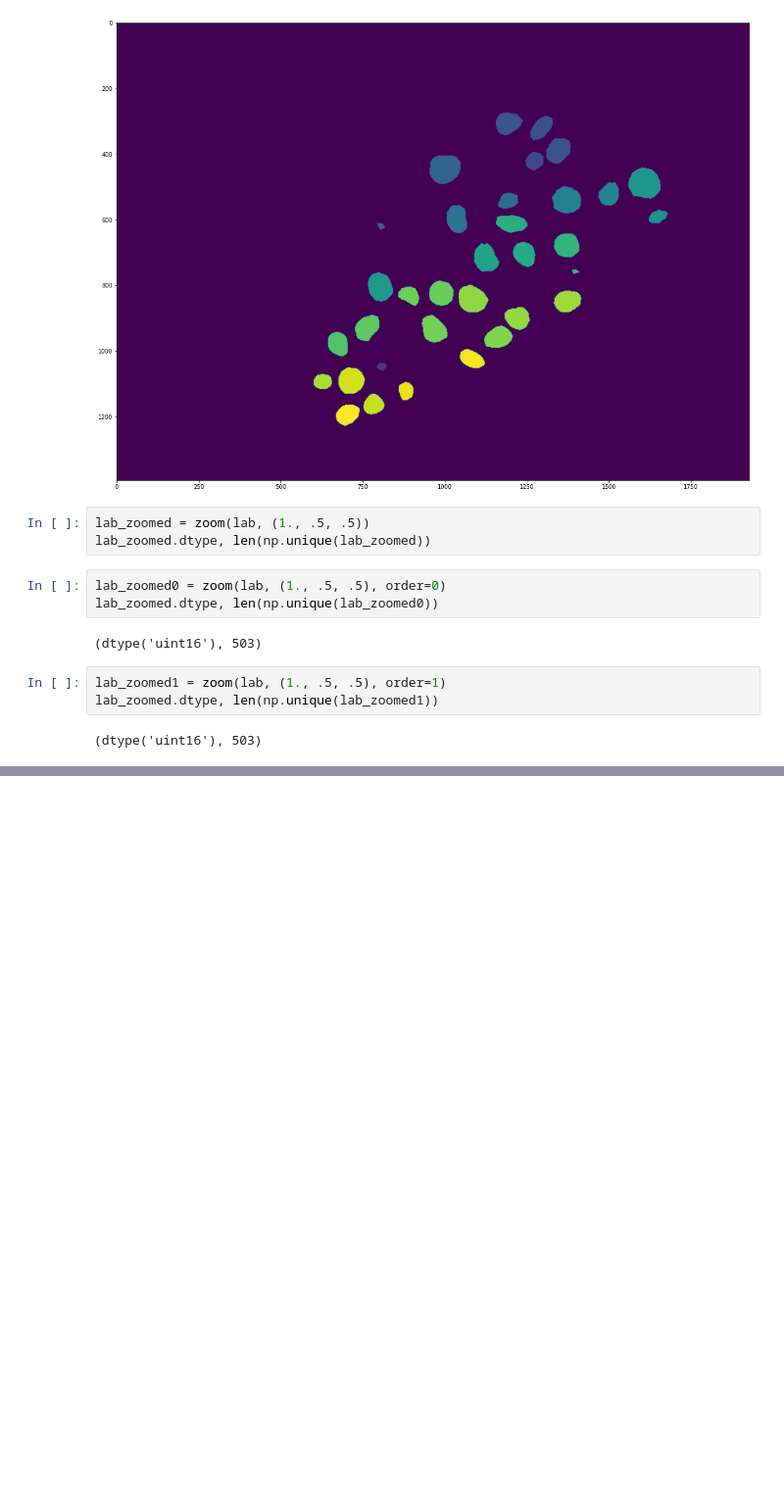
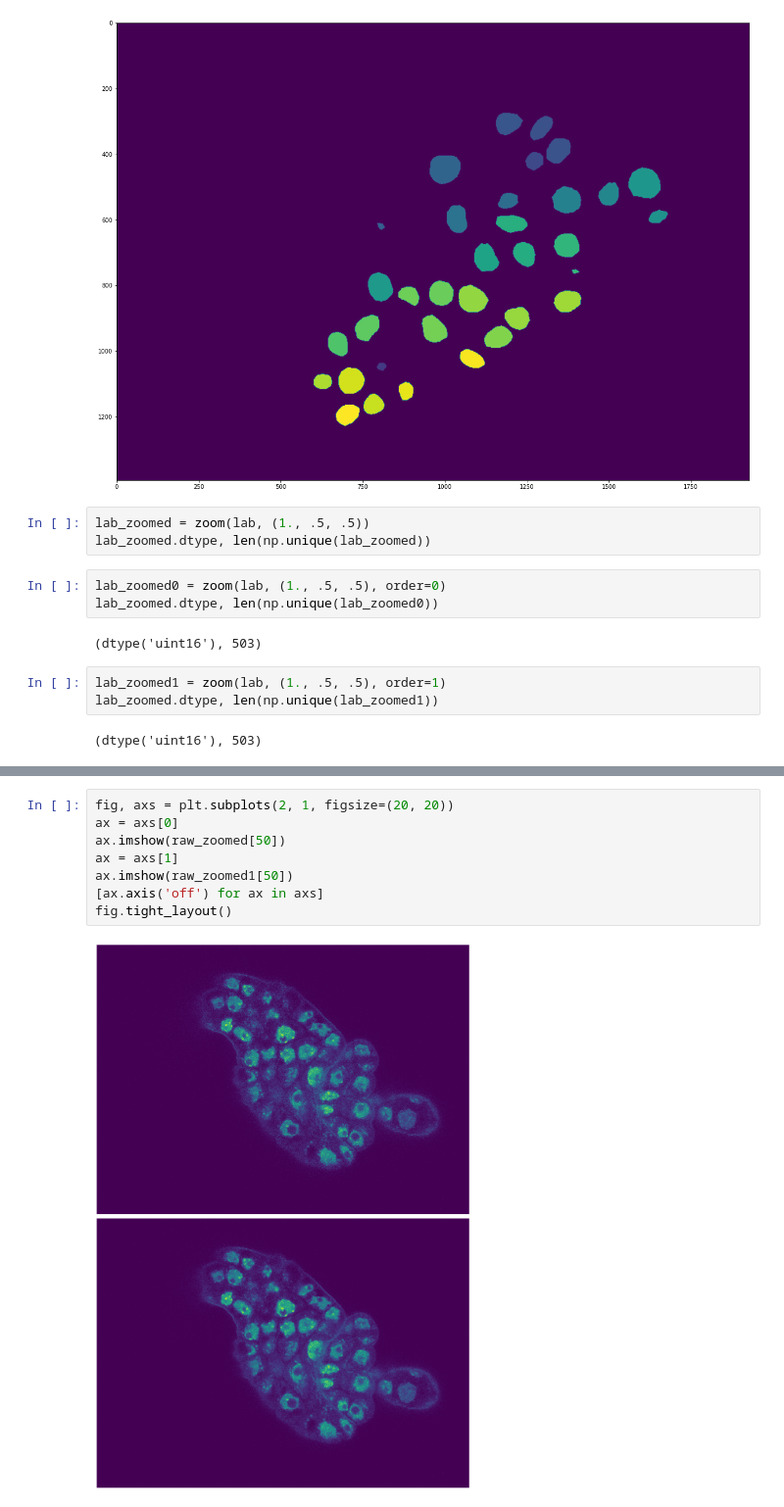
Before and after one commit to qin-yu/run-stardist, a Jupyter notebook: Rescale.ipynb, the cells around one changed output, grey strips where cells are left out. Shown at 98% size. Cells and saved outputs as stored; diff of their text form; blank space fills up the shorter version.

```diff
--- a/Rescale.ipynb
+++ b/Rescale.ipynb
@@ -70,0 +113,10 @@ plt.imshow(raw[50])
+# %%
+fig, axs = plt.subplots(2, 1, figsize=(20, 20))
+ax = axs[0]
+ax.imshow(raw_zoomed[50])
+ax = axs[1]
+ax.imshow(raw_zoomed1[50])
+[ax.axis('off') for ax in axs]
+fig.tight_layout()
+# %% [output]
+[figure, added]
```
Also changed, not shown: parts of 13 cells of this notebook, 2 other files.
